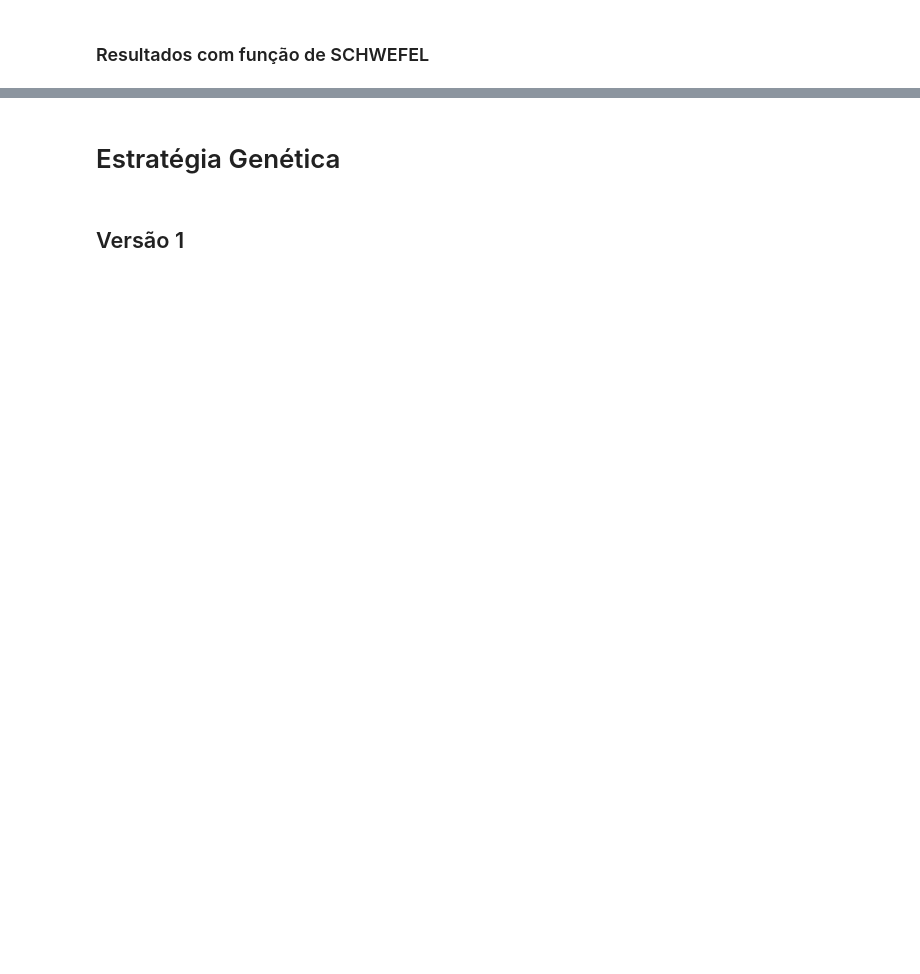
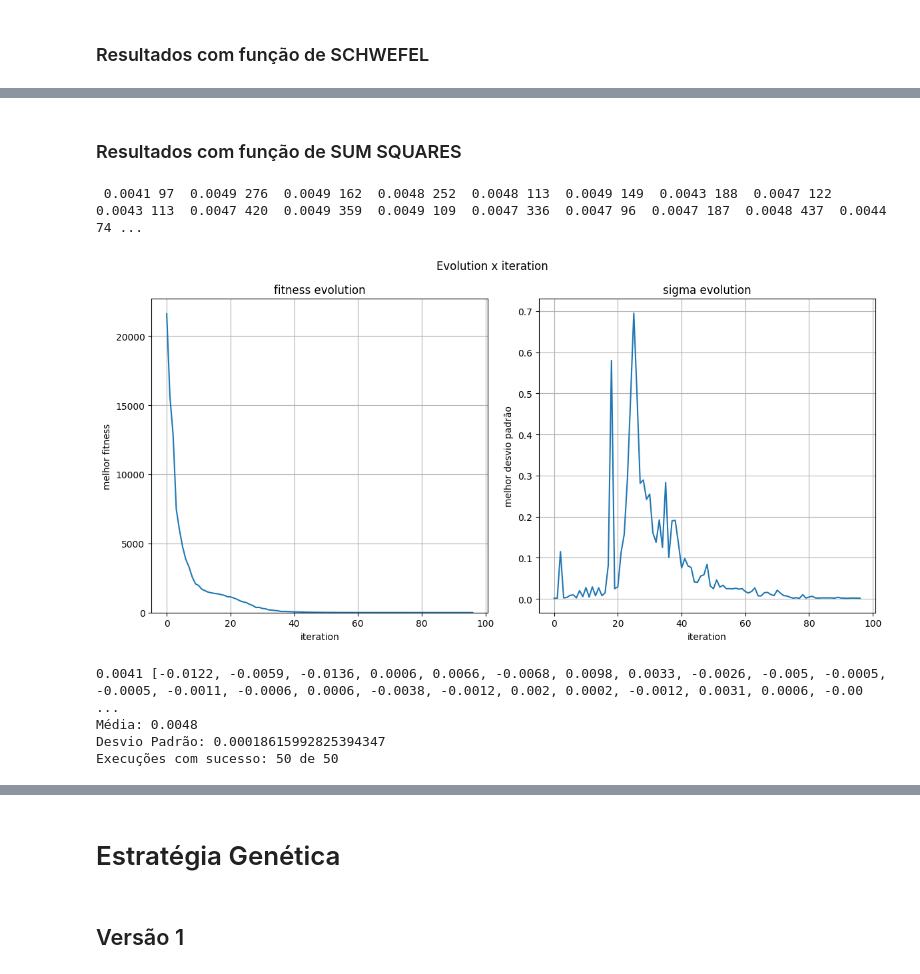
Before and after one commit to vhlk/EEAckleyFunc, a Jupyter notebook: AckleyEE.ipynb, the cells around one changed output, grey strips where cells are left out. Cells and saved outputs as stored; diff of their text form; code cells hidden in the pictures; blank space fills up the shorter version.

```diff
--- a/AckleyEE.ipynb
+++ b/AckleyEE.ipynb
@@ -410,0 +475,2 @@ run_executions()
+# %% [markdown]
+### Resultados com função de SUM SQUARES
@@ -410,0 +480,13 @@ run_executions()
+# %%
+FITNESS_FUNC = sum_squares_function
+CROSSOVER_FUNC = local_discrete
+SURV_SELECTION_FUNC = generational
+
+run_executions()
+# %% [output]
+ 0.0041 97  0.0049 276  0.0049 162  0.0048 252  0.0048 113  0.0049 149  0.0043 188  0.0047 122  0.0043 113  0.0047 420  0.0049 359  0.0049 109  0.0047 336  0.0047 96  0.0047 187  0.0048 437  0.0044 74 ...
+[figure, added]
+0.0041 [-0.0122, -0.0059, -0.0136, 0.0006, 0.0066, -0.0068, 0.0098, 0.0033, -0.0026, -0.005, -0.0005, -0.0005, -0.0011, -0.0006, 0.0006, -0.0038, -0.0012, 0.002, 0.0002, -0.0012, 0.0031, 0.0006, -0.00 ...
+Média: 0.0048
+Desvio Padrão: 0.00018615992825394347
+Execuções com sucesso: 50 de 50
```
Also changed, not shown: parts of 15 cells of this notebook.
